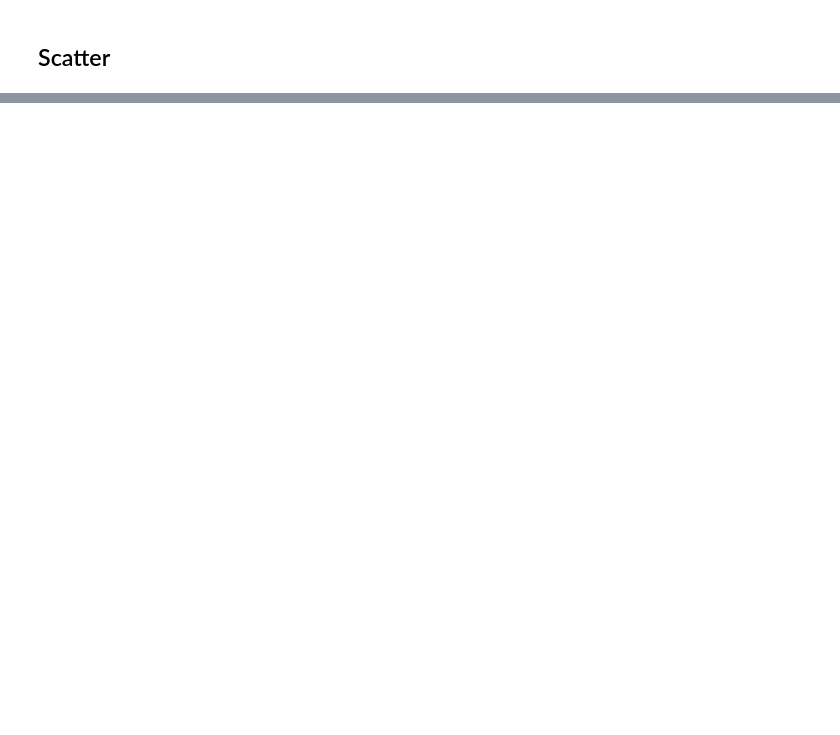
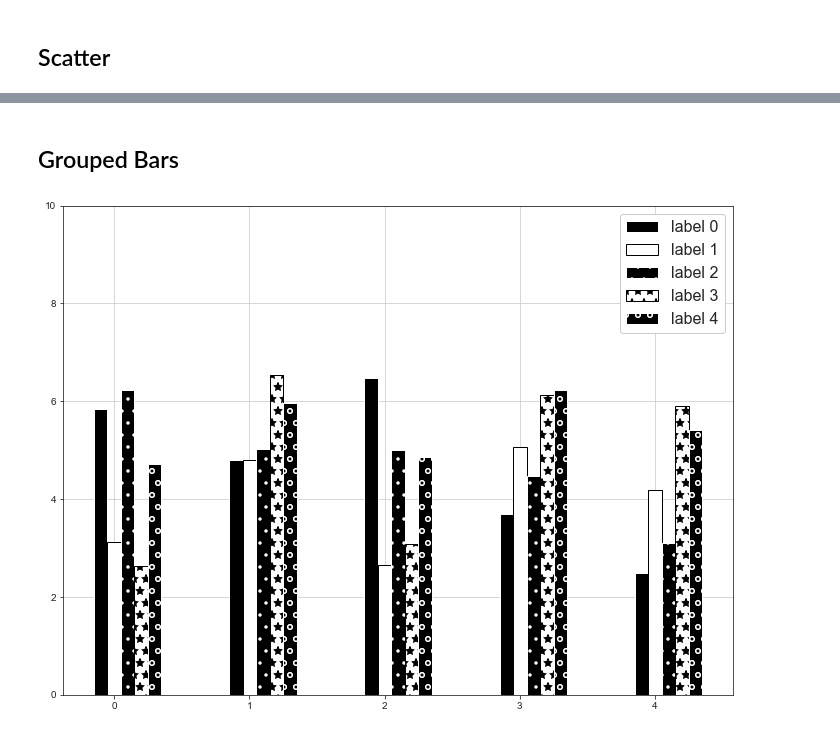
Before and after one commit to verypossible/very_plot, a Jupyter notebook: examples/blog_examples.ipynb, the cells around one changed output, grey strips where cells are left out. Drawn from its saved outputs; the diff is of its cells as text; code cells hidden in the pictures; blank space fills up the shorter version.

Commit message:
Adds grouped bar

```diff
--- a/examples/blog_examples.ipynb
+++ b/examples/blog_examples.ipynb
@@ -55,0 +57,18 @@ ax.legend()
+# %% [markdown]
+## Grouped Bars
+# %%
+data = np.random.rand(5,5)*5+2
+
+x = np.arange(data.shape[0])
+dx = (np.arange(data.shape[1])-data.shape[1]/5.)/(data.shape[1]+5.)
+d = 1./(data.shape[1]+5.)
+
+
+fig, ax=plt.subplots(figsize=(12, 9))
+for i in range(data.shape[1]):
+    ax.bar(x+dx[i],data[:,i], width=d, label=f"label {i}")
+
+ax.set_ylim(0,10)
+ax.legend(framealpha=1, fontsize=16);
+# %% [output]
+[figure, added]
```
Also changed, not shown: parts of 3 cells of this notebook, 1 other file.
